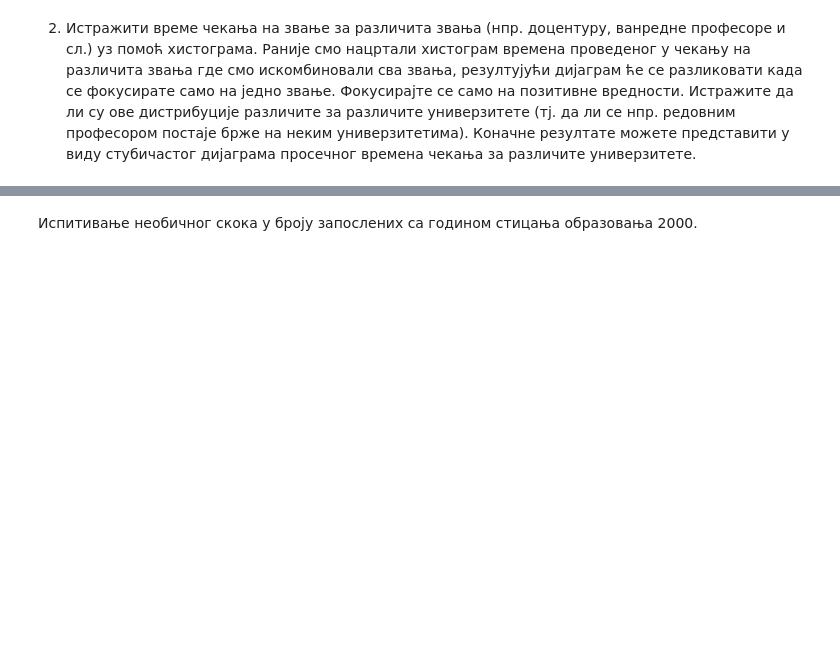
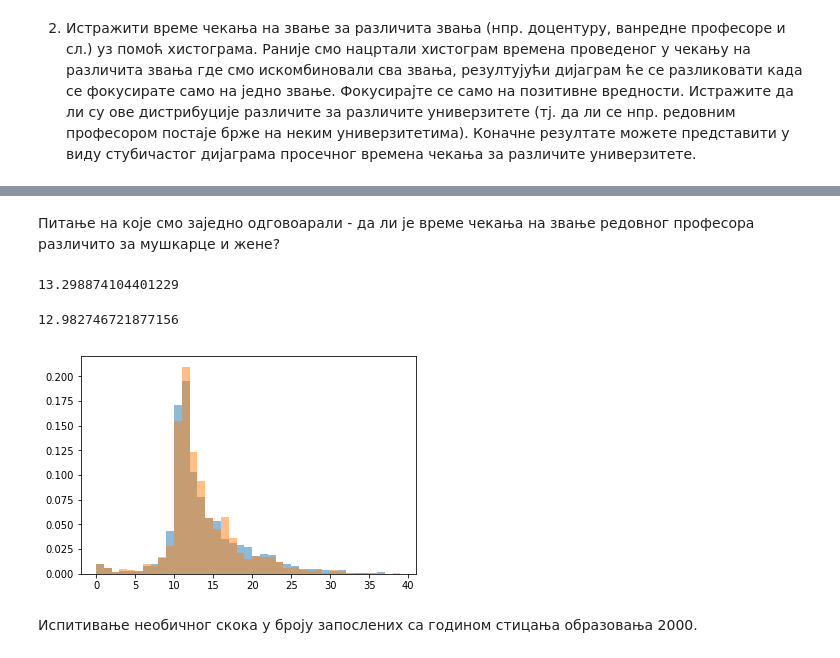
Before and after one commit to Petlja/ZSkola2020Modul4, a Jupyter notebook: sveska2_visoko_obrazovanje_zaposleni.ipynb, the cells around one changed output, grey strips where cells are left out. Drawn from its saved outputs; the diff is of its cells as text; code cells hidden in the pictures; blank space fills up the shorter version.

```diff
--- a/sveska2_visoko_obrazovanje_zaposleni.ipynb
+++ b/sveska2_visoko_obrazovanje_zaposleni.ipynb
@@ -278,3 +522,25 @@ plt.show()
+# %% [markdown]
+Питање на које смо заједно одговоарали - да ли је време чекања на звање редовног професора различито за мушкарце и жене?
+# %%
+redovniprof = zaposleni[zaposleni['Zvanje']=='Redovni profesor']
+# %%
+redovniprofM = redovniprof[redovniprof['Gender']=='M']
+redovniprofF = redovniprof[redovniprof['Gender']=='F']
+redovniprofN = redovniprof[redovniprof['Gender']=='-']
+# %%
+redovniprofM[redovniprofM['Vreme cekanja na zvanje']>=0]['Vreme cekanja na zvanje'].mean()
+# %% [output]
+13.298874104401229
+# %%
+redovniprofF[redovniprofF['Vreme cekanja na zvanje']>=0]['Vreme cekanja na zvanje'].mean()
+# %% [output]
+12.982746721877156
+# %%
+plt.hist(redovniprofM[redovniprofM['Vreme cekanja na zvanje']>=0]['Vreme cekanja na zvanje'],bins=range(40),alpha=0.5,density=True)
+plt.hist(redovniprofF[redovniprofF['Vreme cekanja na zvanje']>=0]['Vreme cekanja na zvanje'],bins=range(40),alpha=0.5,density=True)
+plt.show()
+# %% [output]
+[figure, added]
 # %% [markdown]
 Испитивање необичног скока у броју запослених са годином стицања образовања 2000.
 # %%
```
Also changed, not shown: parts of 44 cells of this notebook.
